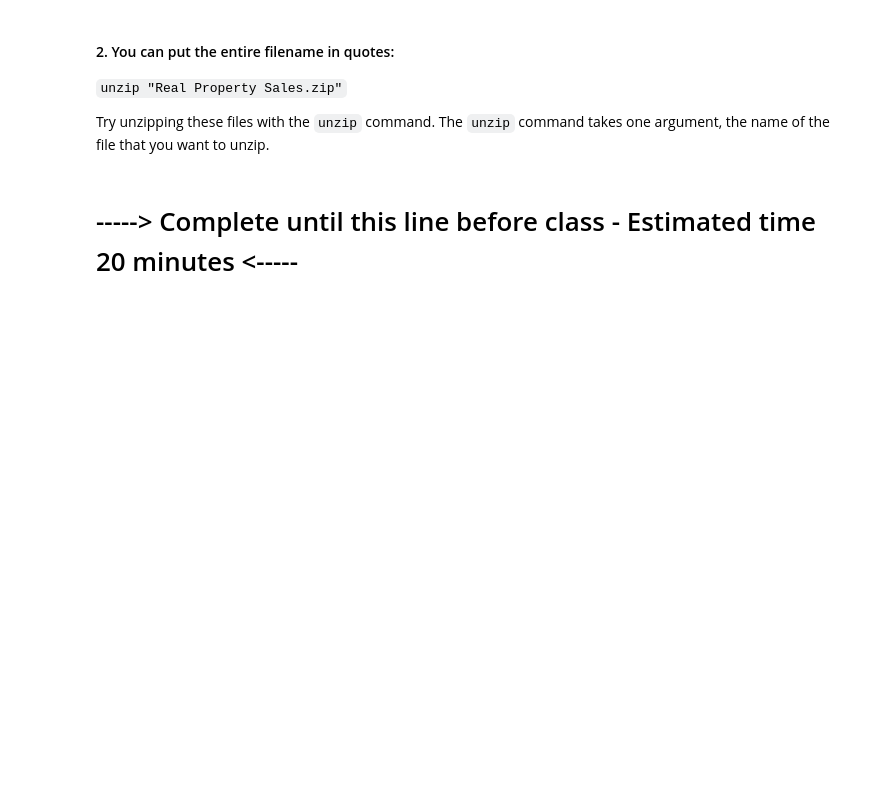
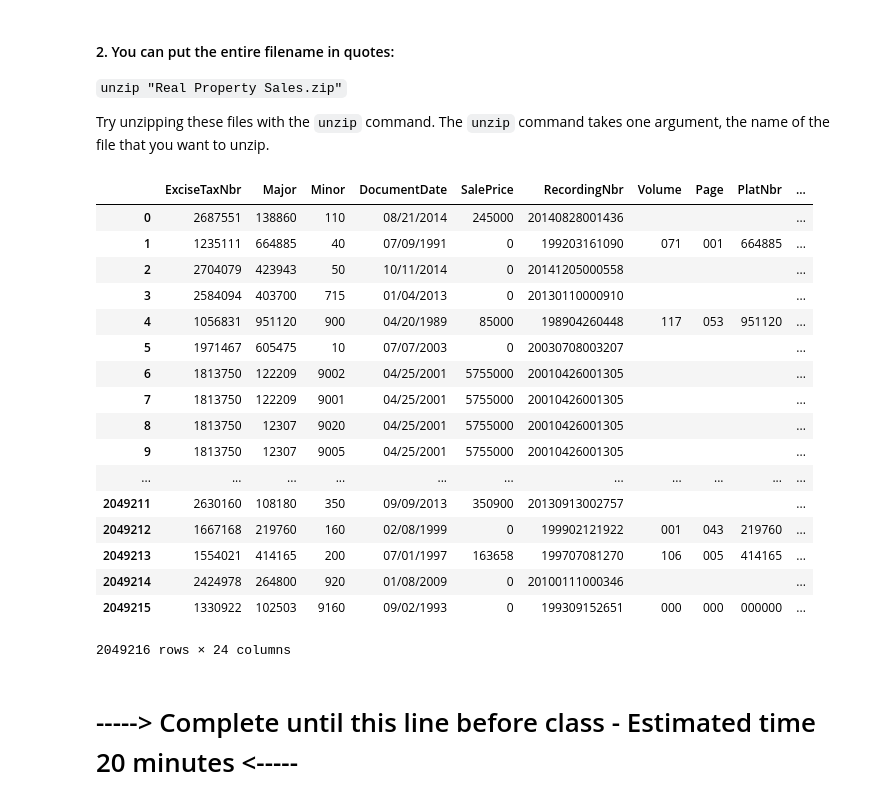
Before and after one commit to learn-co-students/london-ds-100719, a Jupyter notebook: mod_1/week_2/pandas/part3/pandas-3-data-cleaning.ipynb, the cells around one changed output. Cells and saved outputs as stored; diff of their text form; code cells hidden in the pictures; blank space fills up the shorter version.

```diff
--- a/mod_1/week_2/pandas/part3/pandas-3-data-cleaning.ipynb
+++ b/mod_1/week_2/pandas/part3/pandas-3-data-cleaning.ipynb
@@ -56,6 +56,27 @@ This is what happens if you tab-complete the filename in the terminal. Tab compl
 Try unzipping these files with the `unzip` command. The `unzip` command takes one argument, the name of the file that you want to unzip.
 # %%
 sales_df = pd.read_csv('data/Real Property Sales.zip')
+# %%
+sales_df
+# %% [output]
+|  | ExciseTaxNbr | Major | Minor | DocumentDate | SalePrice | RecordingNbr | Volume | Page | PlatNbr | ... |
+| 0 | 2687551 | 138860 | 110 | 08/21/2014 | 245000 | 20140828001436 |  |  |  | ... |
+| 1 | 1235111 | 664885 | 40 | 07/09/1991 | 0 | 199203161090 | 071 | 001 | 664885 | ... |
+| 2 | 2704079 | 423943 | 50 | 10/11/2014 | 0 | 20141205000558 |  |  |  | ... |
+| 3 | 2584094 | 403700 | 715 | 01/04/2013 | 0 | 20130110000910 |  |  |  | ... |
+| 4 | 1056831 | 951120 | 900 | 04/20/1989 | 85000 | 198904260448 | 117 | 053 | 951120 | ... |
+| 5 | 1971467 | 605475 | 10 | 07/07/2003 | 0 | 20030708003207 |  |  |  | ... |
+| 6 | 1813750 | 122209 | 9002 | 04/25/2001 | 5755000 | 20010426001305 |  |  |  | ... |
+| 7 | 1813750 | 122209 | 9001 | 04/25/2001 | 5755000 | 20010426001305 |  |  |  | ... |
+| 8 | 1813750 | 12307 | 9020 | 04/25/2001 | 5755000 | 20010426001305 |  |  |  | ... |
+| 9 | 1813750 | 12307 | 9005 | 04/25/2001 | 5755000 | 20010426001305 |  |  |  | ... |
+| ... | ... | ... | ... | ... | ... | ... | ... | ... | ... | ... |
+| 2049211 | 2630160 | 108180 | 350 | 09/09/2013 | 350900 | 20130913002757 |  |  |  | ... |
+| 2049212 | 1667168 | 219760 | 160 | 02/08/1999 | 0 | 199902121922 | 001 | 043 | 219760 | ... |
+| 2049213 | 1554021 | 414165 | 200 | 07/01/1997 | 163658 | 199707081270 | 106 | 005 | 414165 | ... |
+| 2049214 | 2424978 | 264800 | 920 | 01/08/2009 | 0 | 20100111000346 |  |  |  | ... |
+| 2049215 | 1330922 | 102503 | 9160 | 09/02/1993 | 0 | 199309152651 | 000 | 000 | 000000 | ... |
+2049216 rows × 24 columns
 # %% [markdown]
 # ----->  Complete until this line before class - Estimated time 20 minutes  <-----
 # %% [markdown]
```
Also changed, not shown: parts of 1 cell of this notebook, 14 other files.
